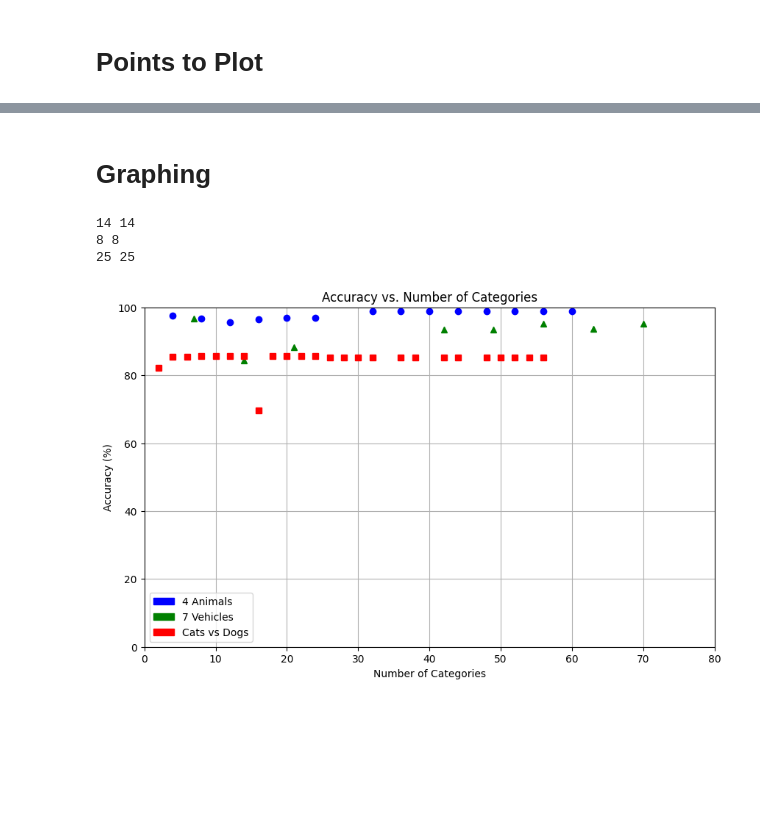
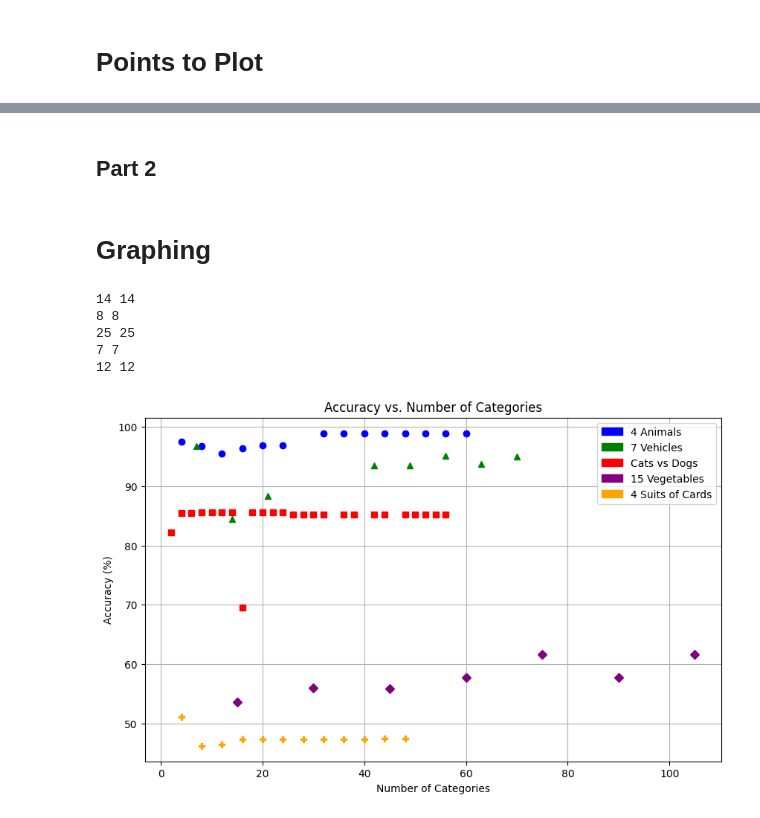
Before and after one commit to anthony-lamelas/Labeling_Accuracy, a Jupyter notebook: graphing.ipynb, the cells around one changed output, grey strips where cells are left out. Saved outputs shown, nothing was run; the diff lists cells and outputs as text; code cells hidden in the pictures; blank space fills up the shorter version.

Commit message:
cards and veg

```diff
--- a/graphing.ipynb
+++ b/graphing.ipynb
@@ -665,6 +1061,34 @@ cd_counts = {
     54: [CDcheck_accuracy('Oxford/cd54.csv', CDdict54)],
     56: [CDcheck_accuracy('Oxford/cd56.csv', CDdict56)]
 }
+# %% [markdown]
+## Part 2
+# %%
+veg_counts = {
+    15 : [aOcheck_accuracy("Vegetable15/veg15.csv", veg15)],
+    30 : [aOcheck_accuracy("Vegetable15/veg30.csv", veg30)],
+    45 : [aOcheck_accuracy("Vegetable15/veg45.csv", veg45)],
+    60 : [aOcheck_accuracy("Vegetable15/veg60.csv", veg60)],
+    75 : [aOcheck_accuracy("Vegetable15/veg75.csv", veg75)],
+    90 : [aOcheck_accuracy("Vegetable15/veg90.csv", veg90)],
+    105 : [aOcheck_accuracy("Vegetable15/veg105.csv", veg105)]
+}
+
+card_counts = {
+    4 : card_accuracy("Card15/cards4.csv", cards4),
+    8 : card_accuracy("Card15/cards8.csv", cards8),
+    12 : card_accuracy("Card15/cards12.csv", cards12),
+    16 : card_accuracy("Card15/cards16.csv", cards16),
+    20 : card_accuracy("Card15/cards20.csv", cards20),
+    24 : card_accuracy("Card15/cards24.csv", cards24),
+    28 : card_accuracy("Card15/cards28.csv", cards28),
+    32 : card_accuracy("Card15/cards32.csv", cards32),
+    36 : card_accuracy("Card15/cards36.csv", cards36),
+    40 : card_accuracy("Card15/cards40.csv", cards40),
+    44 : card_accuracy("Card15/cards44.csv", cards44),
+    48 : card_accuracy("Card15/cards48.csv", cards48)
+
+}
 # %% [markdown]
 # Graphing
 # %%
@@ -690,31 +1114,37 @@ def append_accuracies(category_counts, label, color, marker):
 # %%
 plt.figure(figsize=(10, 6))
 plt.xlabel('Number of Categories')
 plt.ylabel('Accuracy (%)')
 plt.title('Accuracy vs. Number of Categories')
 plt.grid()
 plt.legend()
 
 #Calling function
 append_accuracies(aO_counts,"Animals4", "blue", "o")
 append_accuracies(v7_counts,"Vehicles7", "green", "^")
 append_accuracies(cd_counts,"Cats vs Dogs", "red", "s")
+append_accuracies(veg_counts,"Vegetables15", "purple", "D")
+append_accuracies(card_counts,"Cards4", "orange", "P")
 
 a4_patch = mpatches.Patch(color='blue', label='4 Animals')
 v7_patch = mpatches.Patch(color='green', label='7 Vehicles')
 cd_patch = mpatches.Patch(color='red', label='Cats vs Dogs')
+veg_patch = mpatches.Patch(color='purple', label='15 Vegetables')
+card_patch = mpatches.Patch(color='orange', label='4 Suits of Cards')
 
 
-plt.legend(handles=[a4_patch, v7_patch, cd_patch])
+plt.legend(handles=[a4_patch, v7_patch, cd_patch, veg_patch, card_patch])
 
 #Axis ranges
 
-plt.xlim(0, 80)
-plt.ylim(0, 100)
+# plt.xlim(0, 80)
+# plt.ylim(0, 100)
 
 plt.show()
 # %% [output]
 14 14
 8 8
 25 25
+7 7
+12 12
-[figure, old version]
+[figure, new version]
```
Also changed, not shown: parts of 23 cells of this notebook, 38 other files.
